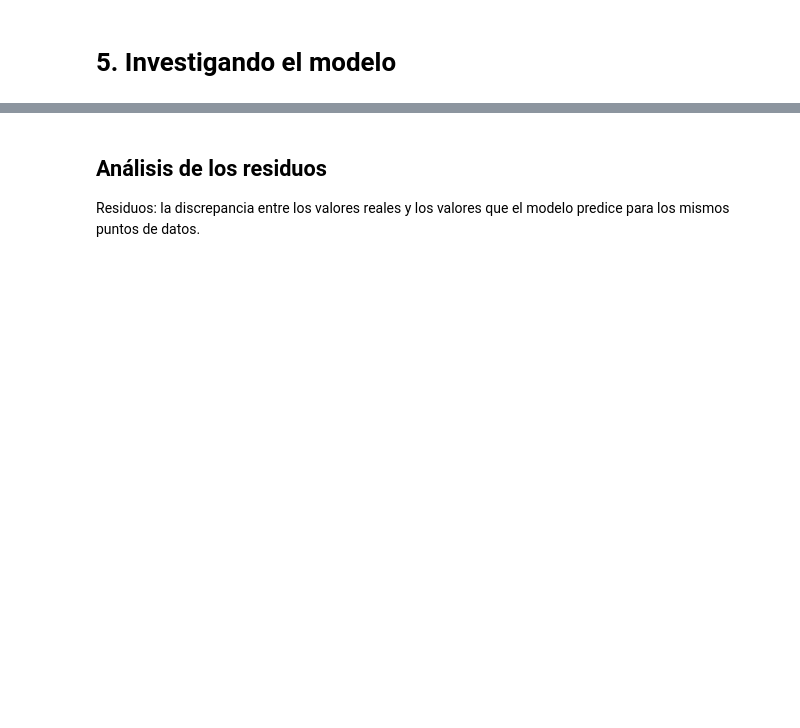
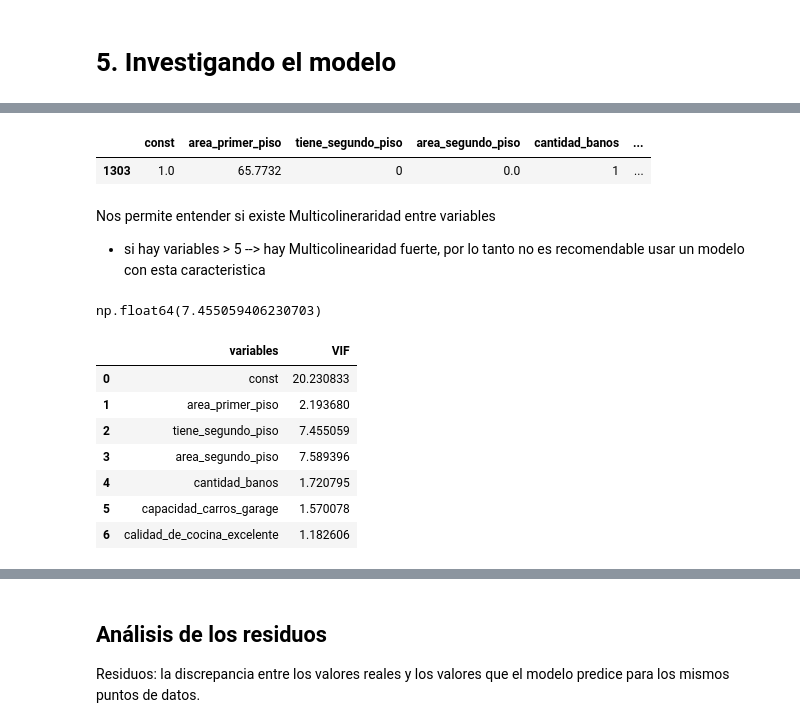
Before and after one commit to Basurero2/Data-Science-probando-relaciones-con-regresion-lineal, a Jupyter notebook: precios_de_inmuebles_regresion_lineal.ipynb, the cells around one changed output, grey strips where cells are left out. Saved outputs shown, nothing was run; the diff lists cells and outputs as text; code cells hidden in the pictures; blank space fills up the shorter version.

```diff
--- a/precios_de_inmuebles_regresion_lineal.ipynb
+++ b/precios_de_inmuebles_regresion_lineal.ipynb
@@ -735,0 +956,4 @@ Cuando dos o más cosas que estás intentando estudiar son tan parecidas que es
+# %%
+explicativas_1 = ['const', 'area_primer_piso', 'tiene_segundo_piso', 'area_segundo_piso',
+       'cantidad_banos', 'capacidad_carros_garage',
+       'calidad_de_cocina_excelente']
@@ -735,0 +993,34 @@ Cuando dos o más cosas que estás intentando estudiar son tan parecidas que es
+# %%
+X_train.head(1)   #conjunto de entrenamiento
+# %% [output]
+|  | const | area_primer_piso | tiene_segundo_piso | area_segundo_piso | cantidad_banos | ... |
+| 1303 | 1.0 | 65.7732 | 0 | 0.0 | 1 | ... |
+# %% [markdown]
+Nos permite entender si existe Multicolineraridad entre variables
+- si hay variables > 5 --> hay Multicolinearidad fuerte, por lo tanto no es recomendable usar un modelo con esta caracteristica
+# %%
+vif(X_train[explicativas_1], 2)
+#factor de variacion de inflacion de variable posicion 2 (columns )e DataFrame X_train
+# %% [output]
+np.float64(7.455059406230703)
+# %%
+# VIF 1   -  model_1
+
+VIF_1 = pd.DataFrame()                  #crea DataFrame
+VIF_1["variables"] = explicativas_1     #crea columna "variables" con nombre de las variables
+VIF_1["VIF"] = [vif(X_train[explicativas_1],i) for i in range(len(explicativas_1))]
+# guardar los valores vif en cada fila correspondiante a su variable en columna creada "VIF"
+VIF_1
+
+# vemos que hay 2 variables que son > 5 --> hay Multicolinearidad fuerte
+# conclusion : la variable "tiene_segundo_piso" y "area_segundo_piso" son muy similares
+# que chocan ante la explicacion de la variacion del precio
+# %% [output]
+|  | variables | VIF |
+| 0 | const | 20.230833 |
+| 1 | area_primer_piso | 2.193680 |
+| 2 | tiene_segundo_piso | 7.455059 |
+| 3 | area_segundo_piso | 7.589396 |
+| 4 | cantidad_banos | 1.720795 |
+| 5 | capacidad_carros_garage | 1.570078 |
+| 6 | calidad_de_cocina_excelente | 1.182606 |
```
Also changed, not shown: parts of 92 cells of this notebook.
